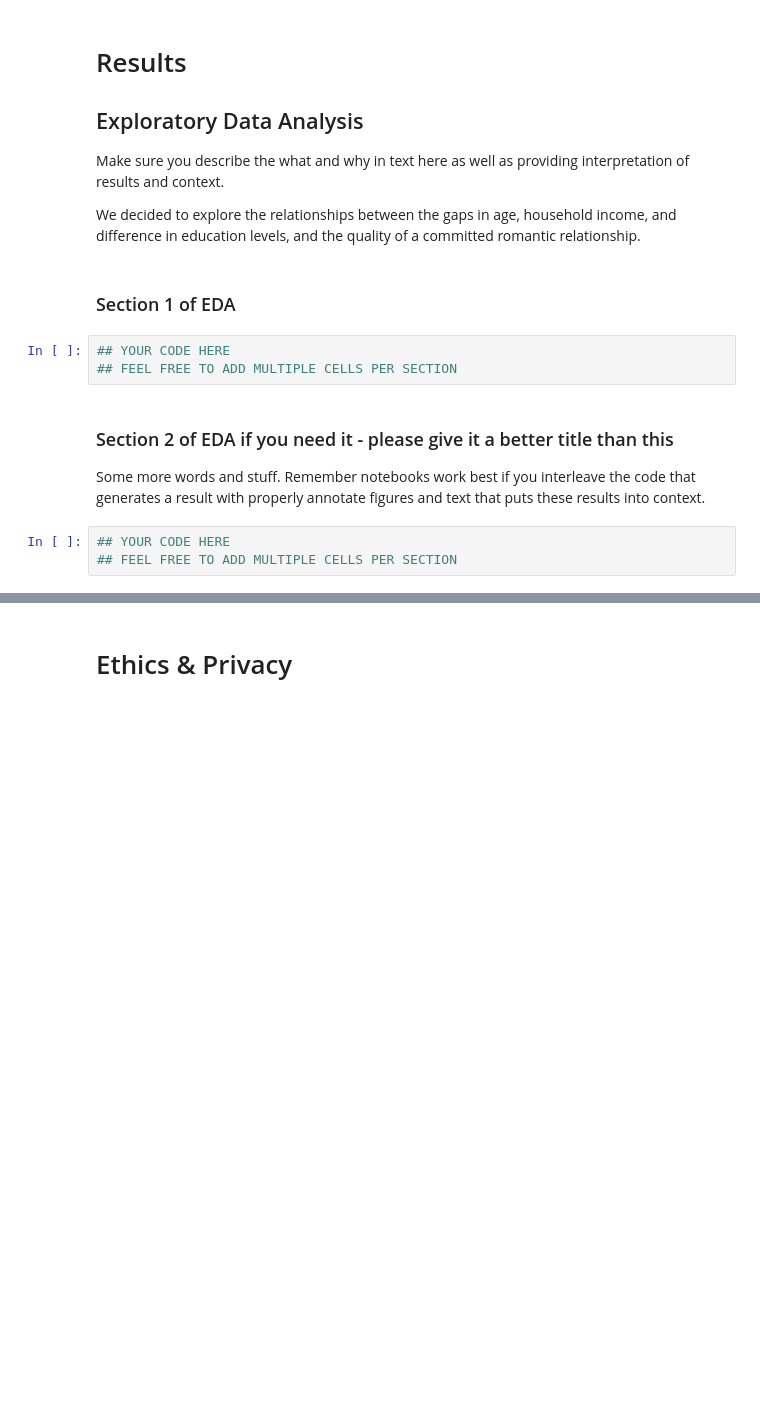
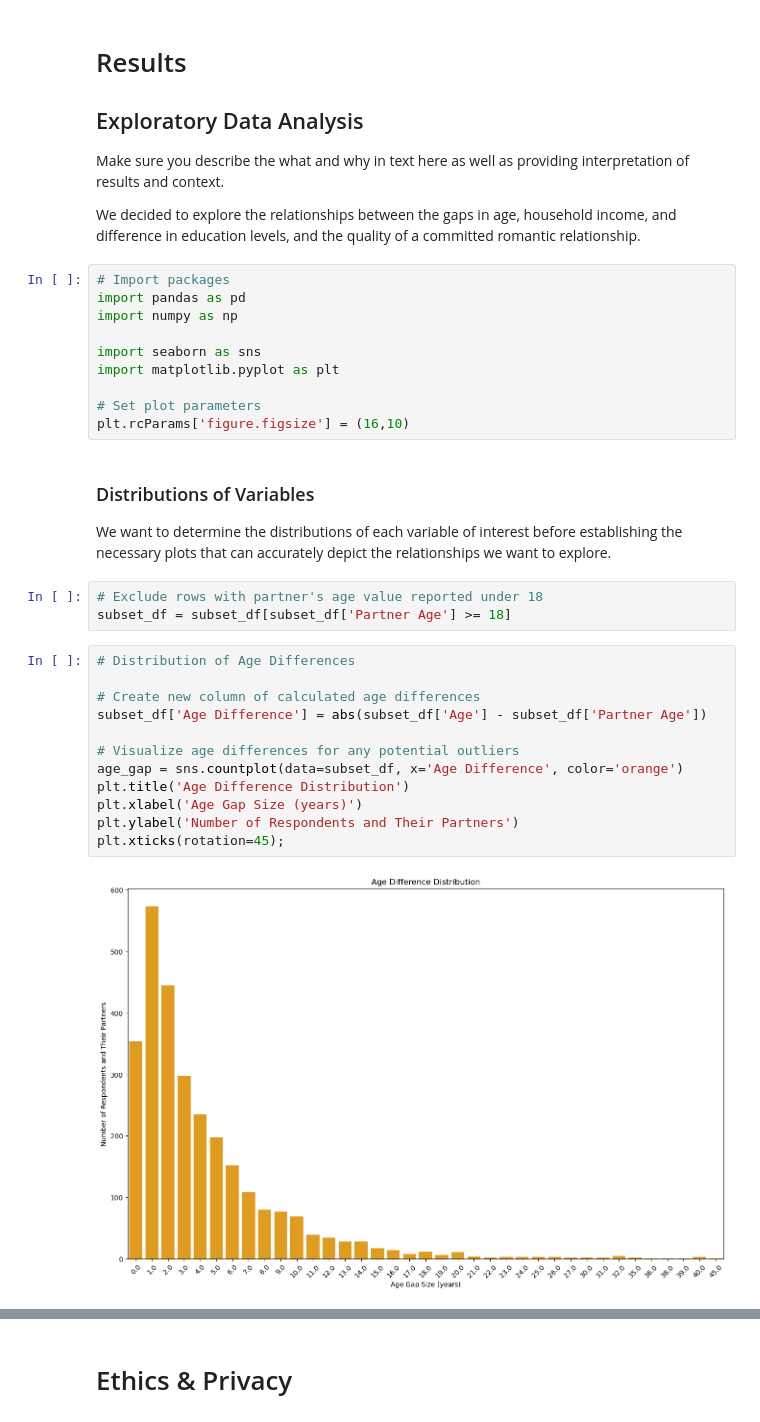
Before and after one commit to jammyegg/COGS-108-Final-Project, a Jupyter notebook: EDACheckpoint_Group153-FA24.ipynb, the cells around one changed output, grey strips where cells are left out. Drawn from its saved outputs; the diff is of its cells as text; blank space fills up the shorter version.

Commit message:
Added graphs to EDA section

```diff
--- a/EDACheckpoint_Group153-FA24.ipynb
+++ b/EDACheckpoint_Group153-FA24.ipynb
@@ -112,15 +131,34 @@ subset_df.describe()
 Make sure you describe the what and why in text here as well as providing interpretation of results and context.
 
 We decided to explore the relationships between the gaps in age, household income, and difference in education levels, and the quality of a committed romantic relationship.
-# %% [markdown]
-### Section 1 of EDA
-# %%
-## YOUR CODE HERE
-## FEEL FREE TO ADD MULTIPLE CELLS PER SECTION
-# %% [markdown]
-### Section 2 of EDA if you need it  - please give it a better title than this
-
-Some more words and stuff.  Remember notebooks work best if you interleave the code that generates a result with properly annotate figures and text that puts these results into context.
-# %%
-## YOUR CODE HERE
-## FEEL FREE TO ADD MULTIPLE CELLS PER SECTION
+# %%
+# Import packages
+import pandas as pd
+import numpy as np
+
+import seaborn as sns
+import matplotlib.pyplot as plt
+
+# Set plot parameters
+plt.rcParams['figure.figsize'] = (16,10)
+# %% [markdown]
+### Distributions of Variables
+
+We want to determine the distributions of each variable of interest before establishing the necessary plots that can accurately depict the relationships we want to explore.
+# %%
+# Exclude rows with partner's age value reported under 18
+subset_df = subset_df[subset_df['Partner Age'] >= 18]
+# %%
+# Distribution of Age Differences
+
+# Create new column of calculated age differences
+subset_df['Age Difference'] = abs(subset_df['Age'] - subset_df['Partner Age'])
+
+# Visualize age differences for any potential outliers
+age_gap = sns.countplot(data=subset_df, x='Age Difference', color='orange')
+plt.title('Age Difference Distribution')
+plt.xlabel('Age Gap Size (years)')
+plt.ylabel('Number of Respondents and Their Partners')
+plt.xticks(rotation=45);
+# %% [output]
+[figure, added]
```
Also changed, not shown: parts of 15 cells of this notebook.
